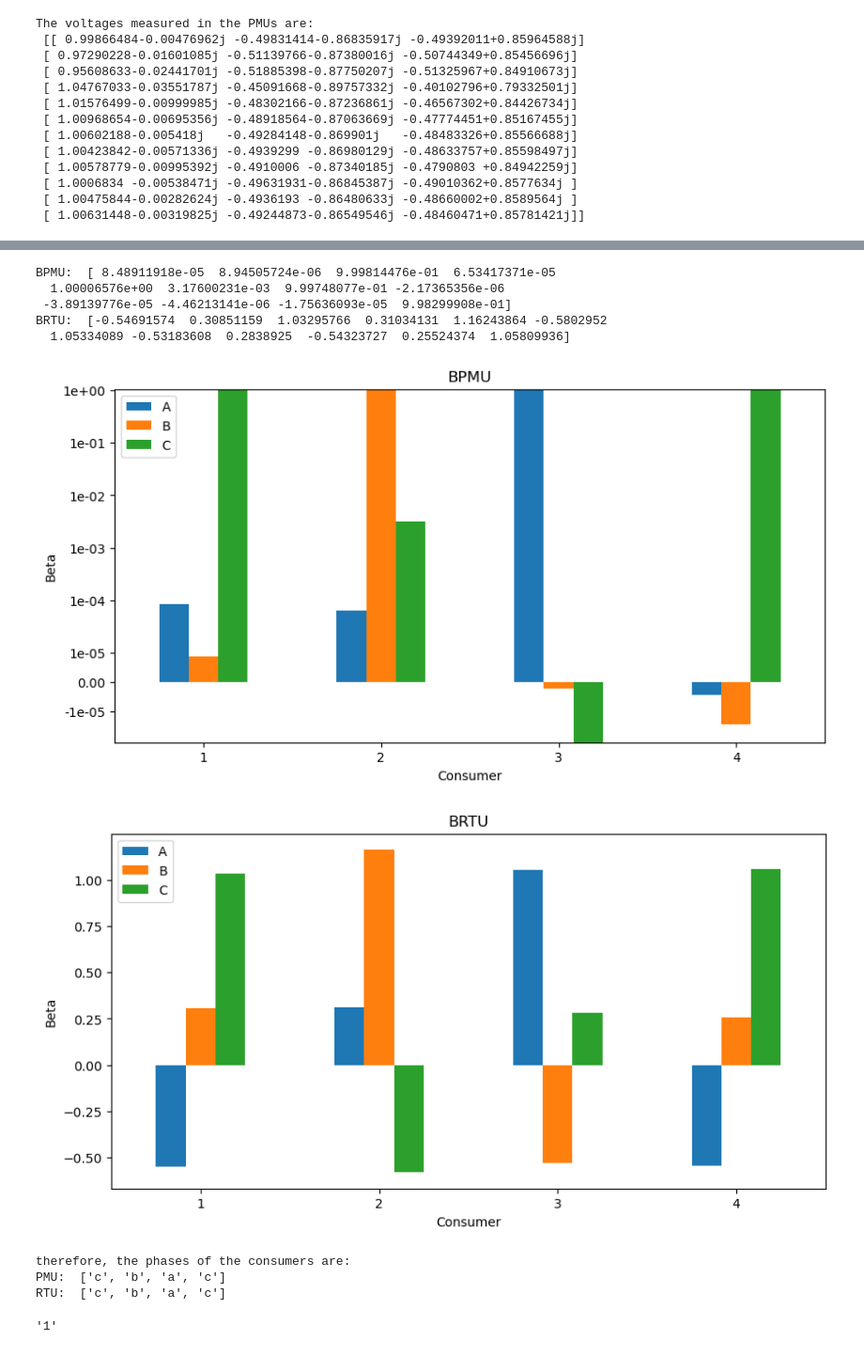
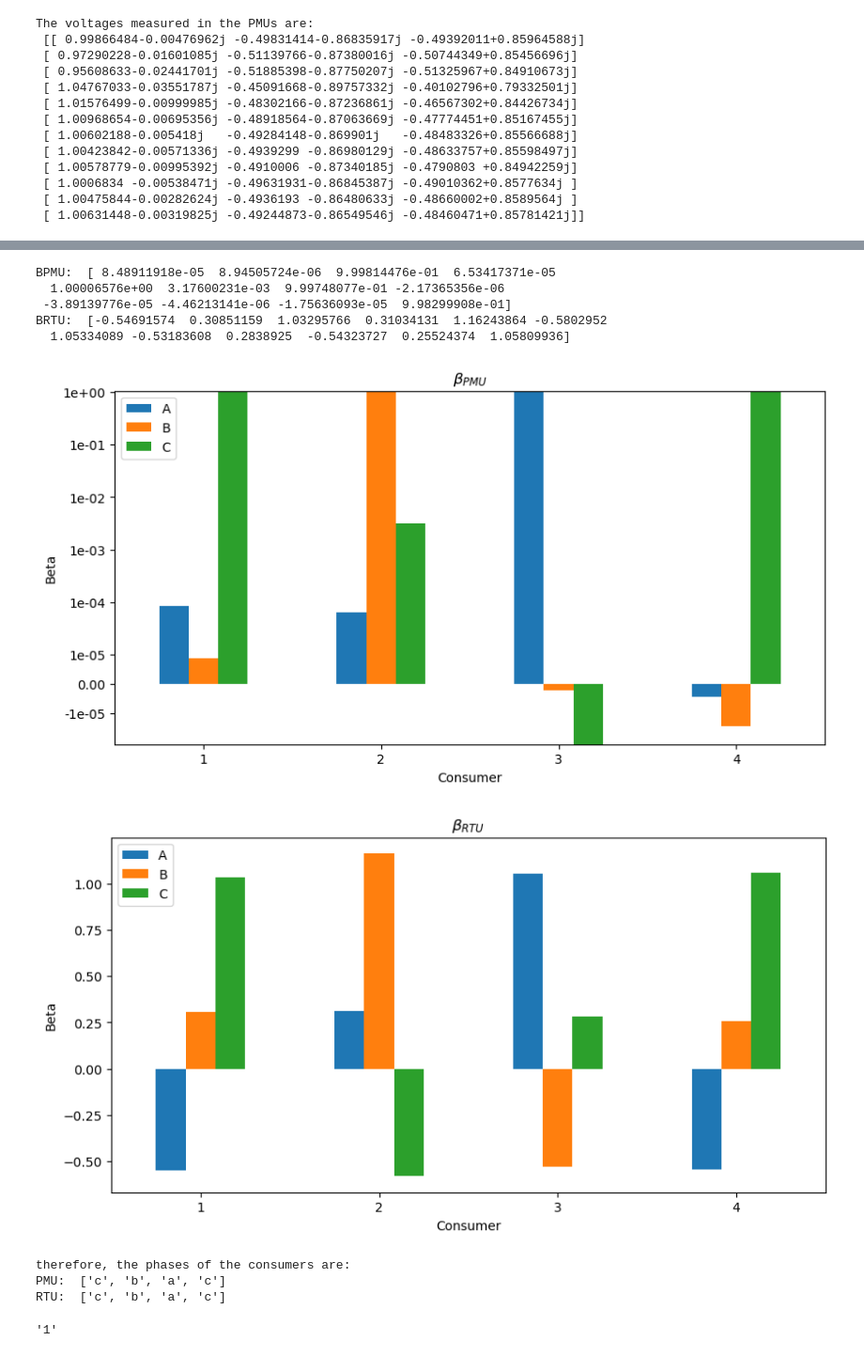
Before and after one commit to leobt23/ADRI, a Jupyter notebook: tpc5/Aula6_PhaseIdentification_Students.ipynb, the cells around one changed output, grey strips where cells are left out. Shown at 94% size. Cells and saved outputs as stored; diff of their text form; code cells hidden in the pictures.

Commit message:
barplot titles improved

```diff
--- a/tpc5/Aula6_PhaseIdentification_Students.ipynb
+++ b/tpc5/Aula6_PhaseIdentification_Students.ipynb
@@ -227,37 +227,37 @@ def barplot_betas(betas, title, log):
     # set the y label to the betas
     ax.set_ylabel("Beta")
     # set the x label to the consumer number
     ax.set_xlabel("Consumer")
     # if log=True, set the y scale to symlog with a minimum value of the minimum beta
     if log:
         min_beta = df.min().min()
         ax.set_yscale("symlog", linthresh=0.00001, linscale=0.5)
         ax.set_ylim([min_beta, None])
         # set the y-axis ticks formatter
         ax.yaxis.set_major_formatter(lambda x, pos: '1.00' if x == 1 else '%.0e' % x)
         ax.yaxis.set_major_formatter(lambda x, pos: '0.00' if x == 0 else '%.0e' % x)
     # show the plot
     plt.show()
 
 
 # barplot the betas
-barplot_betas(Bpmu_real, "BPMU", True)
-barplot_betas(Brtu_real, "BRTU", False)
+barplot_betas(Bpmu_real, r"$\beta_{PMU}$", True)
+barplot_betas(Brtu_real, r"$\beta_{RTU}$", False)
 
 
 
 # print which phase each person had
 print('therefore, the phases of the consumers are:')
 print("PMU: ", list_phases_pmu)
 print("RTU: ", list_phases_rtu)
 # %% [output]
 BPMU:  [ 8.48911918e-05  8.94505724e-06  9.99814476e-01  6.53417371e-05
   1.00006576e+00  3.17600231e-03  9.99748077e-01 -2.17365356e-06
  -3.89139776e-05 -4.46213141e-06 -1.75636093e-05  9.98299908e-01]
 BRTU:  [-0.54691574  0.30851159  1.03295766  0.31034131  1.16243864 -0.5802952
   1.05334089 -0.53183608  0.2838925  -0.54323727  0.25524374  1.05809936]
-[figure, old version]
+[figure, new version]
-[figure, old version]
+[figure, new version]
 therefore, the phases of the consumers are:
 PMU:  ['c', 'b', 'a', 'c']
 RTU:  ['c', 'b', 'a', 'c']
```
